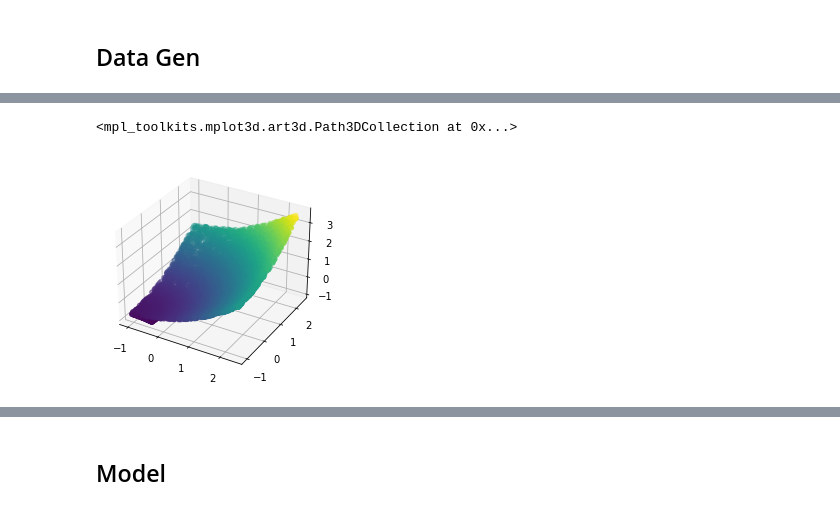
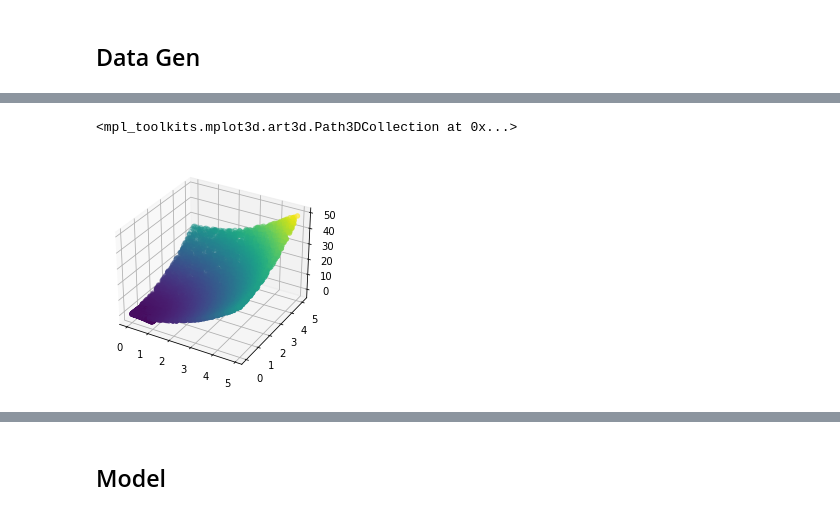
Before and after one commit to clrkwng/exploring_compositionality, a Jupyter notebook: running_nb.ipynb, the cells around one changed output, grey strips where cells are left out. Saved outputs shown, nothing was run; the diff lists cells and outputs as text; code cells hidden in the pictures.

```diff
--- a/running_nb.ipynb
+++ b/running_nb.ipynb
@@ -51,10 +51,11 @@ train_data = []
 for i in range(len(X_train)):
     train_data.append([X_train[i], y_train[i]])
 # %%
-# Plotting the training data
+# Plotting the training data, unnormalized
+X_train_orig, y_train_orig = unnormalize_data(X_train, y_train, cache["X_train_mean"], cache["X_train_std"], cache["y_train_mean"], cache["y_train_std"])
 
 ax = plt.axes(projection='3d')
-ax.scatter3D(X_train[:, 0], X_train[:, 1], y_train, c=y_train)
+ax.scatter3D(X_train_orig[:, 0], X_train_orig[:, 1], y_train_orig, c=y_train_orig)
 # %% [output]
 <mpl_toolkits.mplot3d.art3d.Path3DCollection at 0x...>
-[figure, old version]
+[figure, new version]
```
Also changed, not shown: parts of 8 cells of this notebook, 1 other file.
